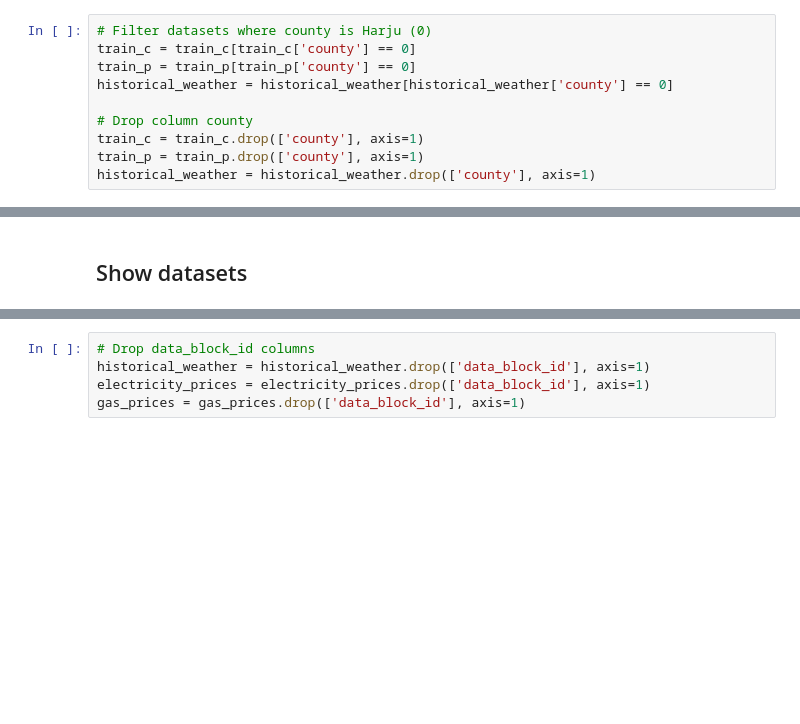
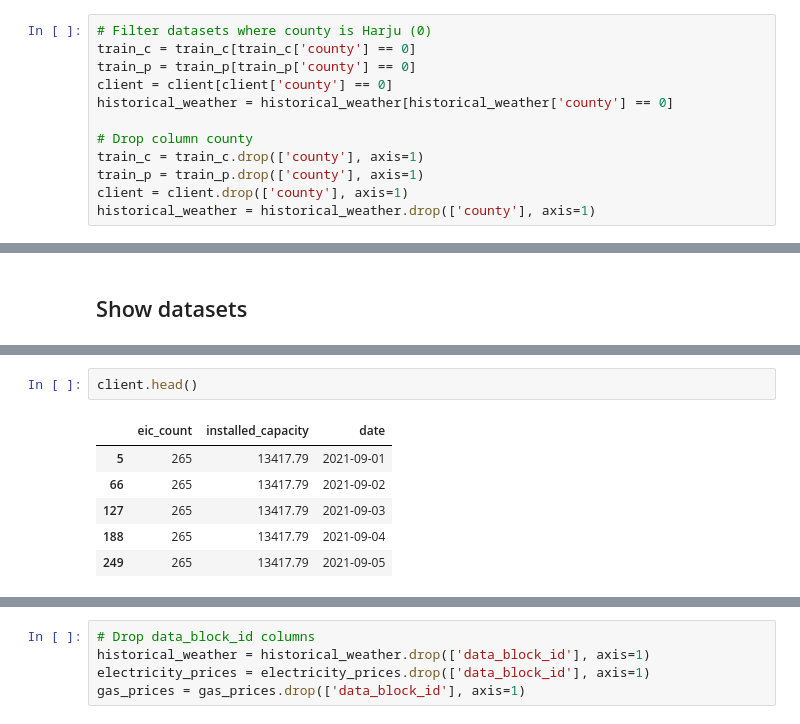
Before and after one commit to josemgoji/Proyecto-integrador-2, a Jupyter notebook: datalab/EDA_3.ipynb, the cells around one changed output, grey strips where cells are left out. Saved outputs shown, nothing was run; the diff lists cells and outputs as text; blank space fills up the shorter version.

```diff
--- a/datalab/EDA_3.ipynb
+++ b/datalab/EDA_3.ipynb
@@ -383,11 +406,13 @@ El county que más produce y consume energía es el 0, es decir, Harju. Esto tie
 # Filter datasets where county is Harju (0)
 train_c = train_c[train_c['county'] == 0]
 train_p = train_p[train_p['county'] == 0]
+client = client[client['county'] == 0]
 historical_weather = historical_weather[historical_weather['county'] == 0]
 
 # Drop column county
 train_c = train_c.drop(['county'], axis=1)
 train_p = train_p.drop(['county'], axis=1)
+client = client.drop(['county'], axis=1)
 historical_weather = historical_weather.drop(['county'], axis=1)
 # %% [markdown]
 # EDA
@@ -400,2 +439,11 @@ train_p.head()
+# %%
+client.head()
+# %% [output]
+|  | eic_count | installed_capacity | date |
+| 5 | 265 | 13417.79 | 2021-09-01 |
+| 66 | 265 | 13417.79 | 2021-09-02 |
+| 127 | 265 | 13417.79 | 2021-09-03 |
+| 188 | 265 | 13417.79 | 2021-09-04 |
+| 249 | 265 | 13417.79 | 2021-09-05 |
 # %%
 historical_weather.head()
```
Also changed, not shown: parts of 17 cells of this notebook, 5 other files.
